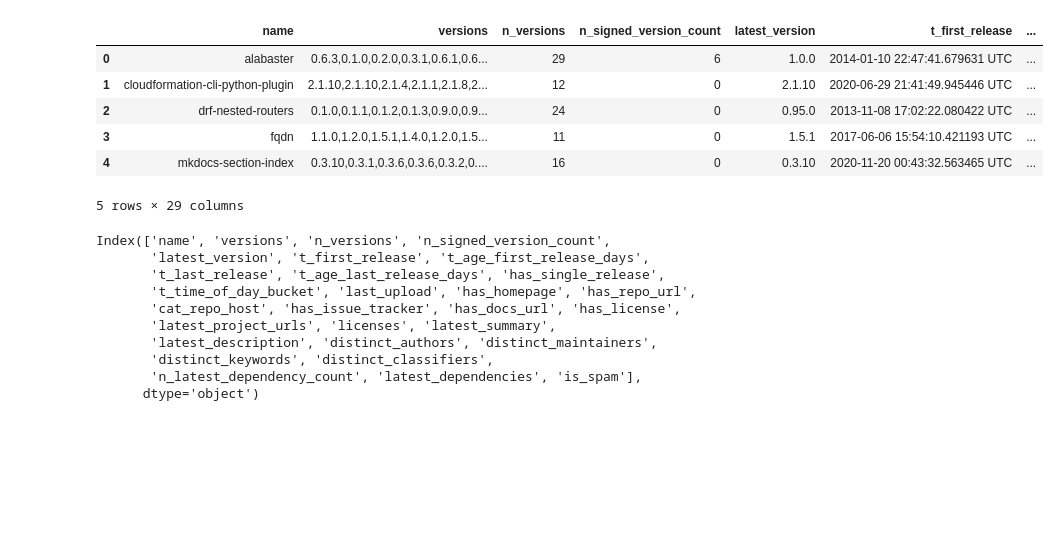
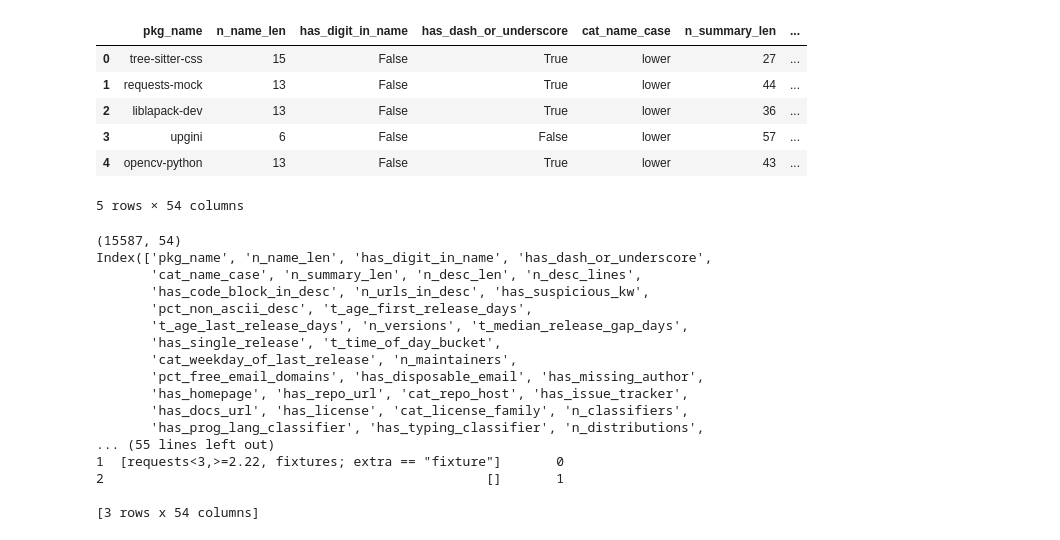
Before and after one commit to sanchitram1/pyspam, a Jupyter notebook: main.ipynb, the cells around one changed output. Drawn from its saved outputs; the diff is of its cells as text; code cells hidden in the pictures; blank space fills up the shorter version.

```diff
--- a/main.ipynb
+++ b/main.ipynb
@@ -1,28 +1,39 @@
 # %%
 from data.load import load_training_data
 
-file_path = "/Users/sanch/Downloads/training.json"
+file_path = "data"
 
-df = load_training_data("/Users/sanch/Downloads/training.json")
+# df = load_training_data("data/pyspam_features_with_offline.jsonl")
+
+df = load_training_data("data/bq-results-20251207-053959-1765086112714.json")
 df.head()
 # %% [output]
-|  | name | versions | n_versions | n_signed_version_count | latest_version | t_first_release | ... |
-| 0 | alabaster | 0.6.3,0.1.0,0.2.0,0.3.1,0.6.1,0.6... | 29 | 6 | 1.0.0 | 2014-01-10 22:47:41.679631 UTC | ... |
-| 1 | cloudformation-cli-python-plugin | 2.1.10,2.1.10,2.1.4,2.1.1,2.1.8,2... | 12 | 0 | 2.1.10 | 2020-06-29 21:41:49.945446 UTC | ... |
-| 2 | drf-nested-routers | 0.1.0,0.1.1,0.1.2,0.1.3,0.9.0,0.9... | 24 | 0 | 0.95.0 | 2013-11-08 17:02:22.080422 UTC | ... |
-| 3 | fqdn | 1.1.0,1.2.0,1.5.1,1.4.0,1.2.0,1.5... | 11 | 0 | 1.5.1 | 2017-06-06 15:54:10.421193 UTC | ... |
-| 4 | mkdocs-section-index | 0.3.10,0.3.1,0.3.6,0.3.6,0.3.2,0.... | 16 | 0 | 0.3.10 | 2020-11-20 00:43:32.563465 UTC | ... |
+|  | pkg_name | n_name_len | has_digit_in_name | has_dash_or_underscore | cat_name_case | n_summary_len | ... |
+| 0 | tree-sitter-css | 15 | False | True | lower | 27 | ... |
+| 1 | requests-mock | 13 | False | True | lower | 44 | ... |
+| 2 | liblapack-dev | 13 | False | True | lower | 36 | ... |
+| 3 | upgini | 6 | False | False | lower | 57 | ... |
+| 4 | opencv-python | 13 | False | True | lower | 43 | ... |
-5 rows × 29 columns
+5 rows × 54 columns
 # %%
+print(df.shape)
 print(df.columns)
+print(df.head(3))
 # %% [output]
-Index(['name', 'versions', 'n_versions', 'n_signed_version_count',
-       'latest_version', 't_first_release', 't_age_first_release_days',
-       't_last_release', 't_age_last_release_days', 'has_single_release',
-       't_time_of_day_bucket', 'last_upload', 'has_homepage', 'has_repo_url',
-       'cat_repo_host', 'has_issue_tracker', 'has_docs_url', 'has_license',
-       'latest_project_urls', 'licenses', 'latest_summary',
-       'latest_description', 'distinct_authors', 'distinct_maintainers',
-       'distinct_keywords', 'distinct_classifiers',
-       'n_latest_dependency_count', 'latest_dependencies', 'is_spam'],
-      dtype='object')
+(15587, 54)
+Index(['pkg_name', 'n_name_len', 'has_digit_in_name', 'has_dash_or_underscore',
+       'cat_name_case', 'n_summary_len', 'n_desc_len', 'n_desc_lines',
+       'has_code_block_in_desc', 'n_urls_in_desc', 'has_suspicious_kw',
+       'pct_non_ascii_desc', 't_age_first_release_days',
+       't_age_last_release_days', 'n_versions', 't_median_release_gap_days',
+       'has_single_release', 't_time_of_day_bucket',
+       'cat_weekday_of_last_release', 'n_maintainers',
+       'pct_free_email_domains', 'has_disposable_email', 'has_missing_author',
+       'has_homepage', 'has_repo_url', 'cat_repo_host', 'has_issue_tracker',
+       'has_docs_url', 'has_license', 'cat_license_family', 'n_classifiers',
+       'has_prog_lang_classifier', 'has_typing_classifier', 'n_distributions',
+... (55 lines left out)
+1  [requests<3,>=2.22, fixtures; extra == "fixture"]       0
+2                                                 []       1
+
+[3 rows x 54 columns]
```
Also changed, not shown: parts of 2 cells of this notebook, 2 other files.
